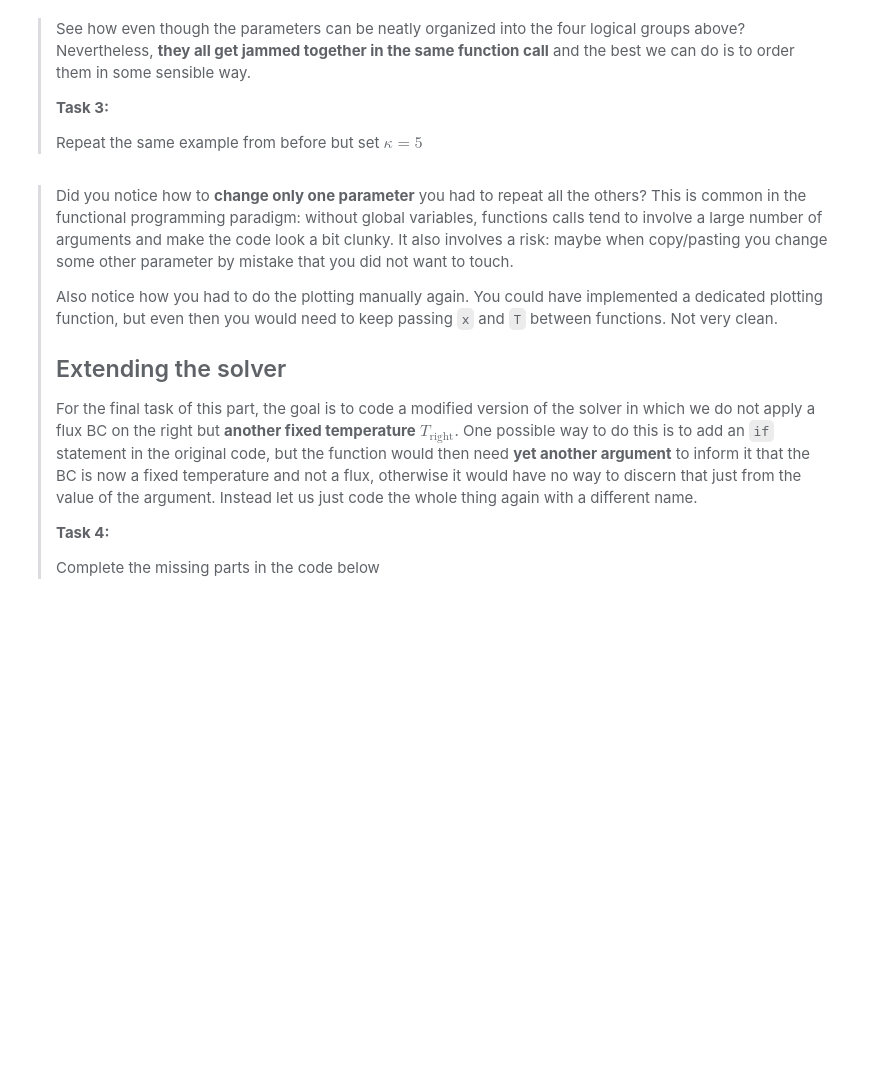
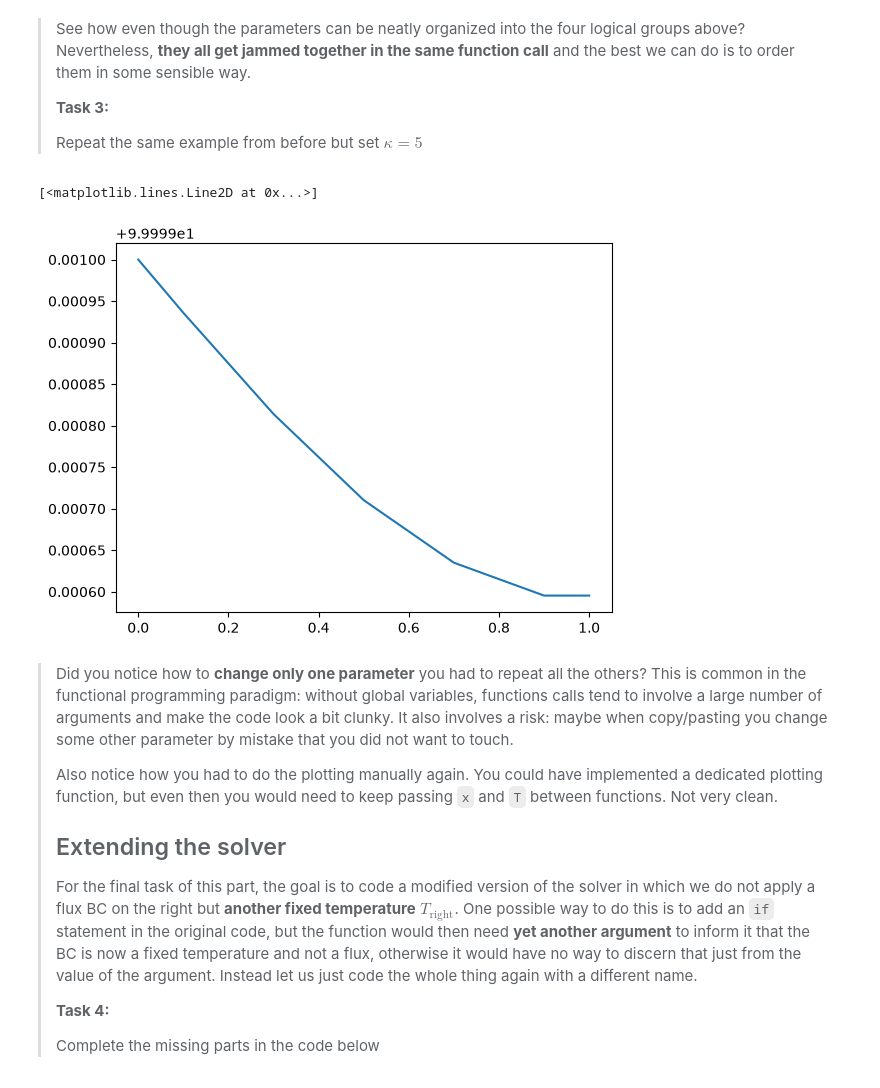
Before and after one commit to prajwalabc/PA2.1, a Jupyter notebook: 1_functional.ipynb, the cells around one changed output. Cells and saved outputs as stored; diff of their text form; code cells hidden in the pictures; blank space fills up the shorter version.

```diff
--- a/1_functional.ipynb
+++ b/1_functional.ipynb
@@ -84,3 +81,12 @@ x,T = # YOUR_CODE_LINE_HERE
+# %%
+# run the solver
+x,T = run_diffusion(L=1, dx=0.1, dt=0.001, kappa=5, T_init=25, T_left=100, h_right=0, n_steps=1000)
+
+# plot the solution
+plt.plot(x,T[-1,:])
+# %% [output]
+[<matplotlib.lines.Line2D at 0x...>]
+[figure, added]
 # %% [markdown]
 > Did you notice how to **change only one parameter** you had to repeat all the others? This is common in the functional programming paradigm: without global variables, functions calls tend to involve a large number of arguments and make the code look a bit clunky. It also involves a risk: maybe when copy/pasting you change some other parameter by mistake that you did not want to touch.
 >
```
Also changed, not shown: parts of 8 cells of this notebook.
